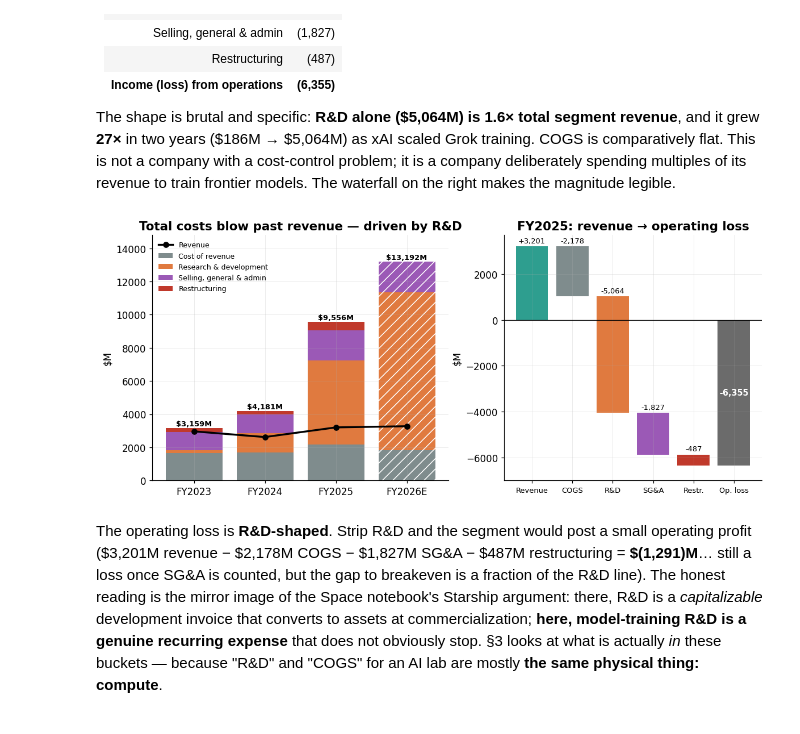
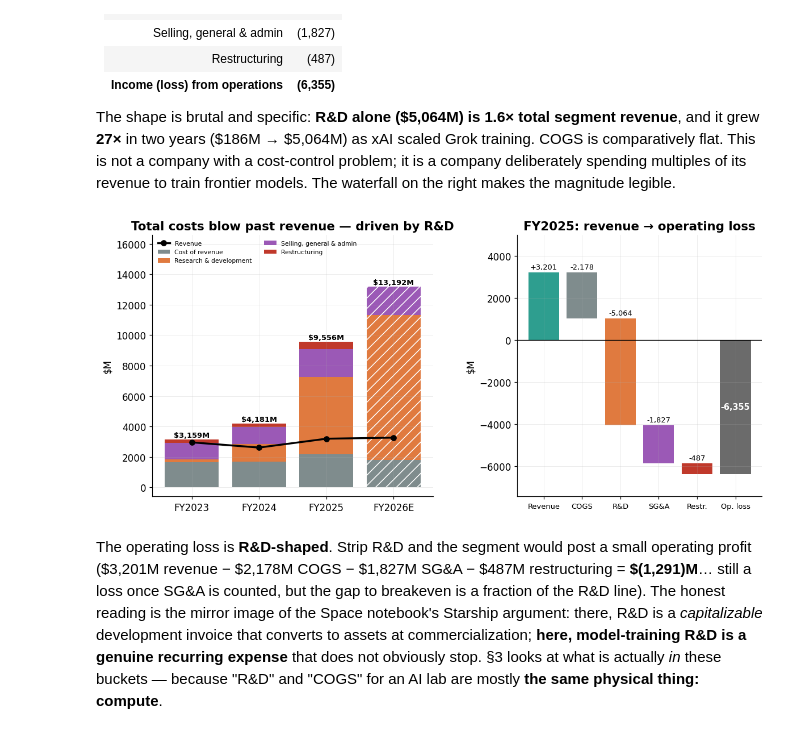
Before and after one commit to SailingSF/spacex_ipo_analysis, a Jupyter notebook: notebooks/ai.ipynb, the cells around one changed output. Saved outputs shown, nothing was run; the diff lists cells and outputs as text; code cells hidden in the pictures.

```diff
--- a/notebooks/ai.ipynb
+++ b/notebooks/ai.ipynb
@@ -157,7 +157,7 @@ mix["Total AI revenue"] = mix.sum(axis=1)
 mix["Advertising %"]    = R.ads_pct
 display(fmt(mix, pct=["Advertising %"]))      # table keeps the actual reported Q1-2026
 
-fig, (axL, axR) = plt.subplots(1, 2, figsize=(12.4, 4.9), gridspec_kw={"width_ratios": [1.45, 1]})
+fig, (axL, axR) = plt.subplots(1, 2, figsize=(12.4, 4.9), gridspec_kw={"width_ratios": [1.45, 1], "wspace": 0.34})
 
 # Left: stacked revenue by source.
 x = np.arange(len(CHART_PERIODS))
@@ -171,7 +171,7 @@ for i in range(len(CHART_PERIODS)):
 axL.set_xticks(x); axL.set_xticklabels(CHART_PERIODS)
 axL.set_ylabel("AI revenue ($M)"); axL.set_ylim(0, 4200)
 axL.set_title("Revenue is rotating from ads to compute")
-axL.legend(handles=[b_sol, b_adv, EST_PATCH], loc="upper left", fontsize=8.5)
+charts.legend_panel(axL, handles=[b_sol, b_adv, EST_PATCH], fontsize=7.5, ncol=1)
 
 # Right: the advertising-share crossover.
 ads_pct = to_chart("ads_pct")
@@ -180,13 +180,13 @@ axR.fill_between(x, [p * 100 for p in ads_pct], 50, where=[p < 0.5 for p in ads_
                  color=ORANGE, alpha=0.12)
 axR.axhline(50, color="#888", ls="--", lw=1)
 for i, p in enumerate(ads_pct):
-    axR.annotate(f"{p*100:.0f}%", (i, p*100), textcoords="offset points", xytext=(0, 8),
+    charts.annotate_clear(axR, f"{p*100:.0f}%", (i, p*100), textcoords="offset points", xytext=(0, 12),
                  ha="center", fontsize=9, fontweight="bold")
 axR.set_xticks(x); axR.set_xticklabels(CHART_PERIODS)
 axR.set_ylabel("Advertising as % of AI revenue"); axR.set_ylim(30, 90)
 axR.set_title("…and ads drop below half the mix")
 
-charts.save(fig, "ai_revenue_mix"); plt.show()
+charts.pad_ylim(axL); charts.pad_ylim(axR); charts.finish_pair(fig, wspace=0.34); charts.save(fig, "ai_revenue_mix", layout=False); plt.show()
 # %% [output]
 |  | Advertising (X) | AI Solutions & Infrastructure | Total AI revenue | Advertising % |
 | period |  |  |  |  |
@@ -222,7 +222,7 @@ is not a company with a cost-control problem; it is a company deliberately spend
 revenue to train frontier models. The waterfall on the right makes the magnitude legible.
 # %%
 # Left: the cost stack vs revenue over time. Right: FY2025 revenue -> operating-loss waterfall.
-fig, (axL, axR) = plt.subplots(1, 2, figsize=(12.6, 5.1), gridspec_kw={"width_ratios": [1.15, 1]})
+fig, (axL, axR) = plt.subplots(1, 2, figsize=(12.6, 5.1), gridspec_kw={"width_ratios": [1.15, 1], "wspace": 0.32})
 
 # --- Left: stacked operating costs, with revenue overlaid as a line ---
 x = np.arange(len(CHART_PERIODS))
@@ -240,36 +240,36 @@ axL.plot(x, to_chart("revenue"), marker="o", color="black", lw=2.2, label="Reven
 for i in range(len(CHART_PERIODS)):
     axL.text(i, bottom[i] + 150, f"${bottom[i]:,.0f}M", ha="center", fontsize=8.5, fontweight="bold")
 axL.set_xticks(x); axL.set_xticklabels(CHART_PERIODS)
 axL.set_ylabel("$M"); axL.set_ylim(0, 14800)
 axL.set_title("Total costs blow past revenue — driven by R&D")
-axL.legend(loc="upper left", fontsize=8.2)
+charts.legend_panel(axL, fontsize=7, ncol=2)
 
 # --- Right: FY2025 waterfall ---
 p = "FY2025"
 steps = [("Revenue", R.revenue[p], TEAL),
          ("COGS", -R.cogs[p], PALETTE[5]),
          ("R&D", -R.rnd[p], ORANGE),
          ("SG&A", -R.sga[p], PALETTE[3]),
          ("Restr.", -R.restructuring[p], PALETTE[4])]
 running = 0.0
 for i, (lab, delta, c) in enumerate(steps):
     base = running if delta >= 0 else running + delta
     axR.bar(i, abs(delta), bottom=base, color=c)
     running += delta
     axR.annotate(f"{delta:+,.0f}", (i, base + abs(delta)), textcoords="offset points",
                  xytext=(0, 4), ha="center", fontsize=8.5)
 axR.bar(len(steps), running, color=GREY)   # ending operating loss
 axR.annotate(f"{running:,.0f}", (len(steps), running / 2), ha="center", va="center",
              fontsize=9.5, fontweight="bold", color="white")
 axR.axhline(0, color="black", lw=0.9)
 axR.set_xticks(range(len(steps) + 1))
 axR.set_xticklabels([s[0] for s in steps] + ["Op. loss"], rotation=0, fontsize=8.5)
 axR.set_ylim(-7000, 3700)
 axR.set_ylabel("$M"); axR.set_title("FY2025: revenue → operating loss")
 
-charts.save(fig, "ai_cost_stack"); plt.show()
+charts.pad_ylim(axL); charts.pad_ylim(axR); charts.finish_pair(fig, wspace=0.32); charts.save(fig, "ai_cost_stack", layout=False); plt.show()
 # %% [output]
-[figure, old version]
+[figure, new version]
 # %% [markdown]
 The operating loss is **R&D-shaped**. Strip R&D and the segment would post a small operating profit
 (\$3,201M revenue − \$2,178M COGS − \$1,827M SG&A − \$487M restructuring = **\$(1,291)M**… still a
```
Also changed, not shown: parts of 11 cells of this notebook, 11 other files.
